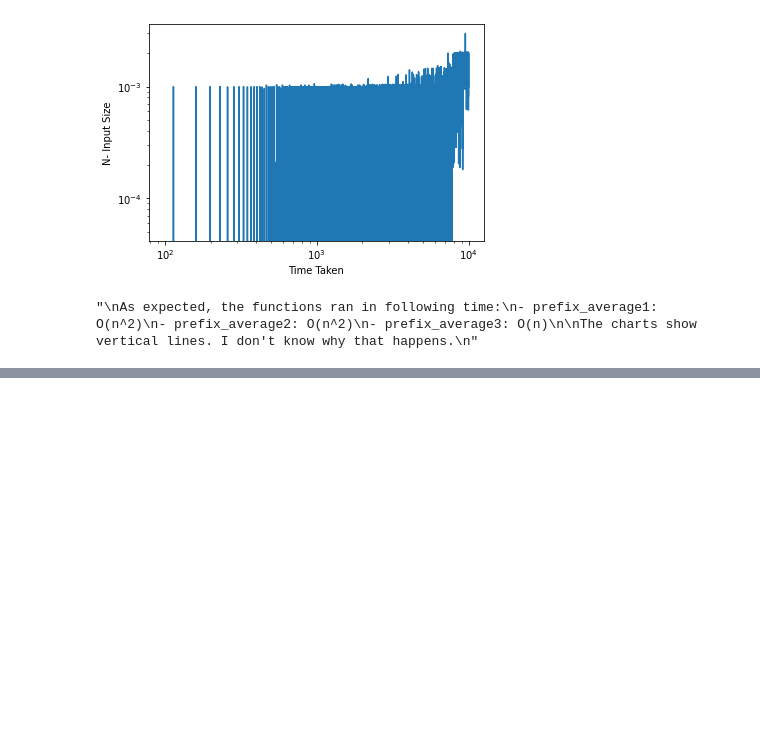
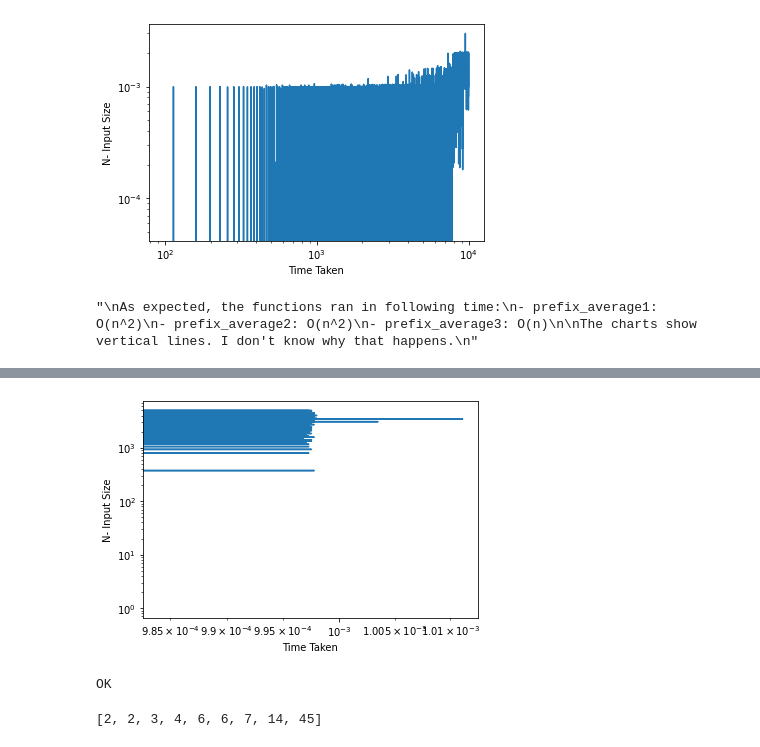
Before and after one commit to Khubaib14/Data-Structures-and-Algorithms-in-Python, a Jupyter notebook: Chapter 3 Algorithm Analysis.ipynb, the cells around one changed output, grey strips where cells are left out. Cells and saved outputs as stored; diff of their text form; code cells hidden in the pictures; blank space fills up the shorter version.

```diff
--- a/Chapter 3 Algorithm Analysis.ipynb
+++ b/Chapter 3 Algorithm Analysis.ipynb
@@ -949,0 +934,49 @@ print(x_s)
+# %%
+# P-3.57
+
+from matplotlib import pyplot as plt
+
+
+def timer_decorator(func):
+    import time
+    def wrapper(*args, **kwargs):
+        t1 = time.time()
+        result = func(*args, **kwargs)
+        t_delta = time.time() - t1
+        # print(f"The function {func.__name__} took", t_delta, "seconds.")
+        return t_delta
+    return wrapper
+
+@timer_decorator
+def sorter(S):
+    x = sorted(S, reverse = True)
+    return x
+
+def get_the_time(start, end, func):
+    x_s = [[i for i in range(1,j)] for j in range(start, end)]
+    n, t = [], []
+    for i in x_s:
+        n.append(len(i))
+        result = func(i)
+        t.append(result)
+    def plotter(t, n):
+        plt.plot(t, n)
+        plt.yscale('log')
+        plt.xscale('log')
+        plt.ylabel('N- Input Size')
+        plt.xlabel('Time Taken')
+        return plt.show()
+    plotter(t, n)
+    return n, t
+
+get_the_time(0,5000, sorter)
+print("OK")
+# %% [output]
+[figure, added]
+OK
+# %%
+x = [14,6,3,2,45,6,7,4,2]
+y = sorted(x)
+y
+# %% [output]
+[2, 2, 3, 4, 6, 6, 7, 14, 45]
```
Also changed, not shown: parts of 3 cells of this notebook.
